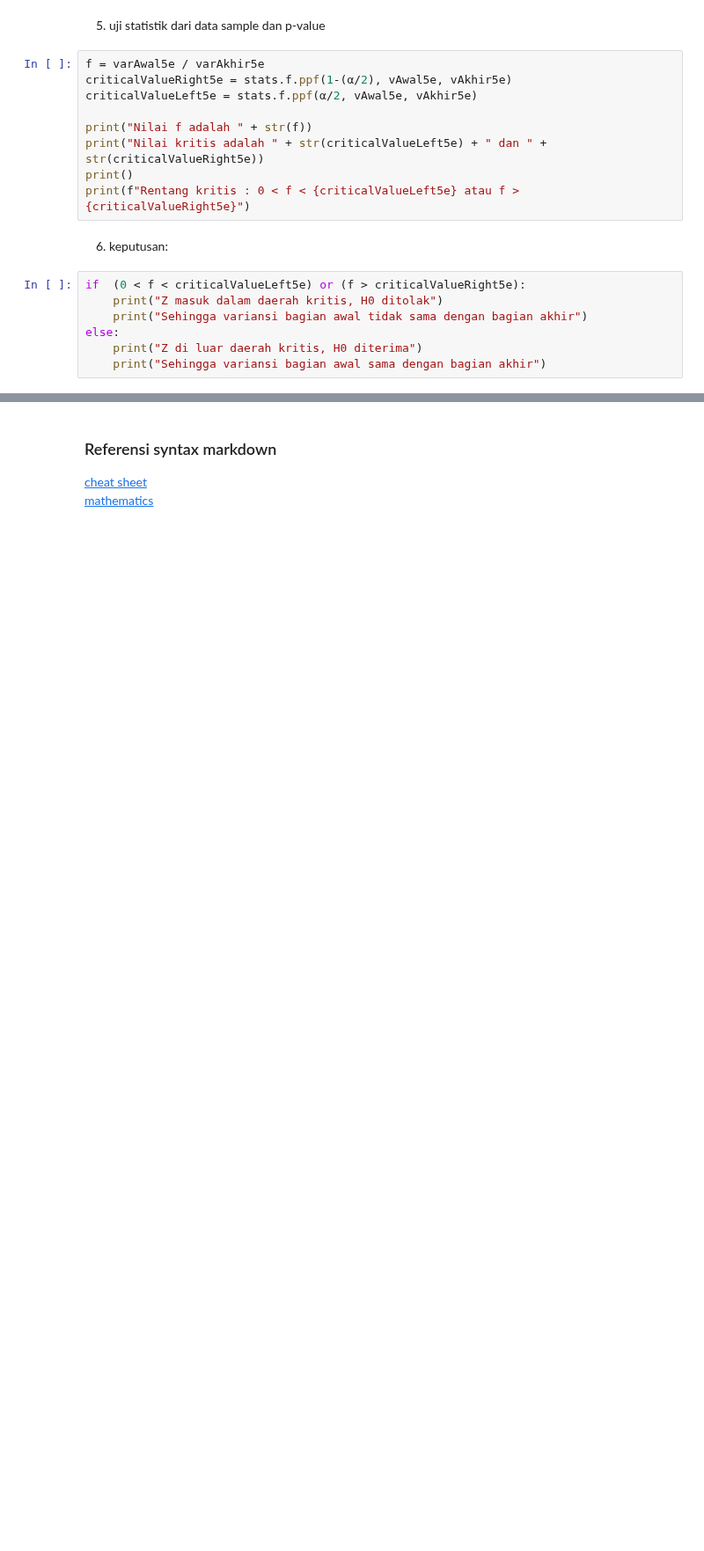
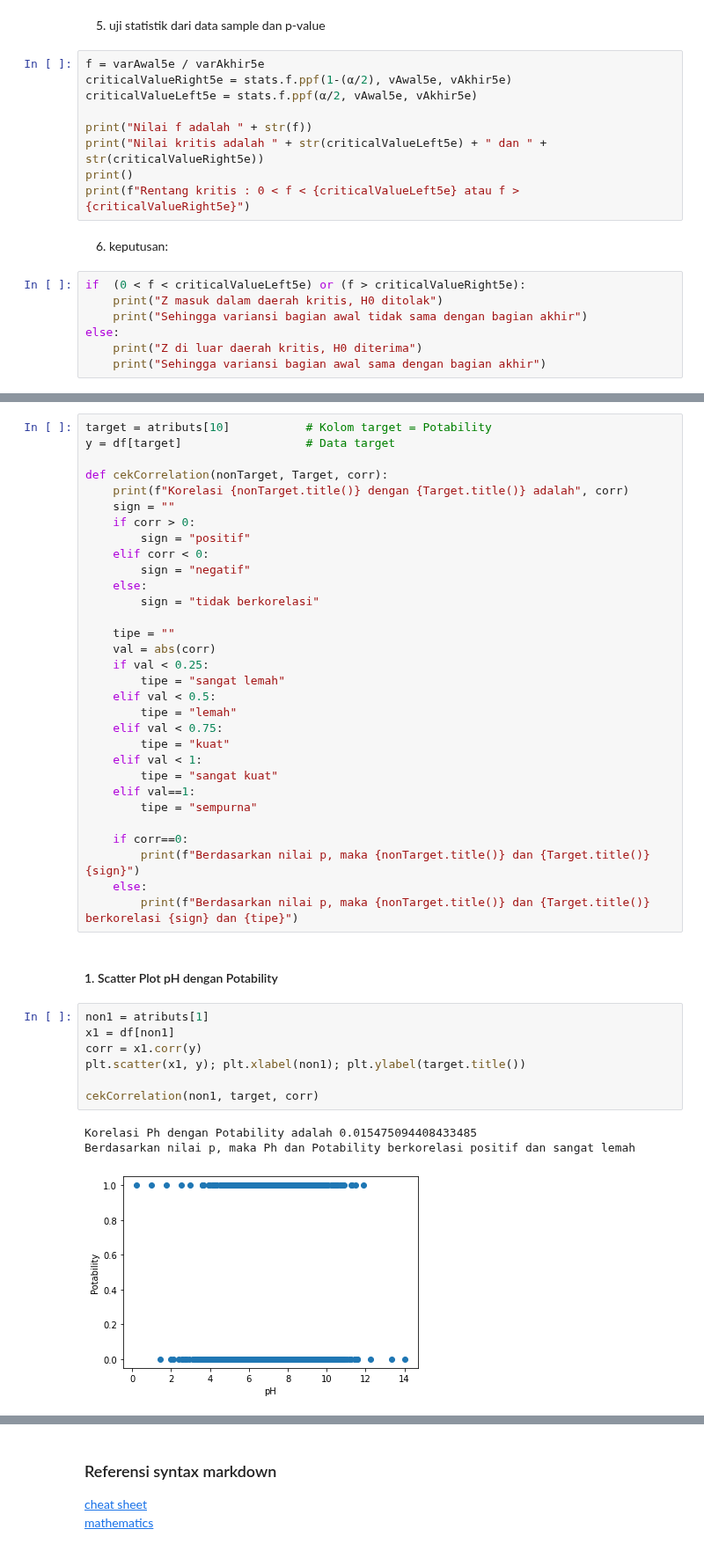
Before and after one commit to Amike31/Tubes1_Probstat, a Jupyter notebook: notebook.ipynb, the cells around one changed output, grey strips where cells are left out. Shown at 88% size. Saved outputs shown, nothing was run; the diff lists cells and outputs as text; blank space fills up the shorter version.

Commit message:
Korelasi done

```diff
--- a/notebook.ipynb
+++ b/notebook.ipynb
@@ -1385,0 +1414,44 @@ else:
+# %%
+target = atributs[10]           # Kolom target = Potability
+y = df[target]                  # Data target
+
+def cekCorrelation(nonTarget, Target, corr):
+    print(f"Korelasi {nonTarget.title()} dengan {Target.title()} adalah", corr)
+    sign = ""
+    if corr > 0:
+        sign = "positif"
+    elif corr < 0:
+        sign = "negatif"
+    else:
+        sign = "tidak berkorelasi"
+
+    tipe = ""
+    val = abs(corr)
+    if val < 0.25:
+        tipe = "sangat lemah"
+    elif val < 0.5:
+        tipe = "lemah"
+    elif val < 0.75:
+        tipe = "kuat"
+    elif val < 1:
+        tipe = "sangat kuat"
+    elif val==1:
+        tipe = "sempurna"
+
+    if corr==0:
+        print(f"Berdasarkan nilai p, maka {nonTarget.title()} dan {Target.title()} {sign}")
+    else:
+        print(f"Berdasarkan nilai p, maka {nonTarget.title()} dan {Target.title()} berkorelasi {sign} dan {tipe}")
+# %% [markdown]
+#### 1. Scatter Plot pH dengan Potability
+# %%
+non1 = atributs[1]
+x1 = df[non1]
+corr = x1.corr(y)
+plt.scatter(x1, y); plt.xlabel(non1); plt.ylabel(target.title())
+
+cekCorrelation(non1, target, corr)
+# %% [output]
+Korelasi Ph dengan Potability adalah 0.015475094408433485
+Berdasarkan nilai p, maka Ph dan Potability berkorelasi positif dan sangat lemah
+[figure, added]
```
Also changed, not shown: parts of 23 cells of this notebook.
